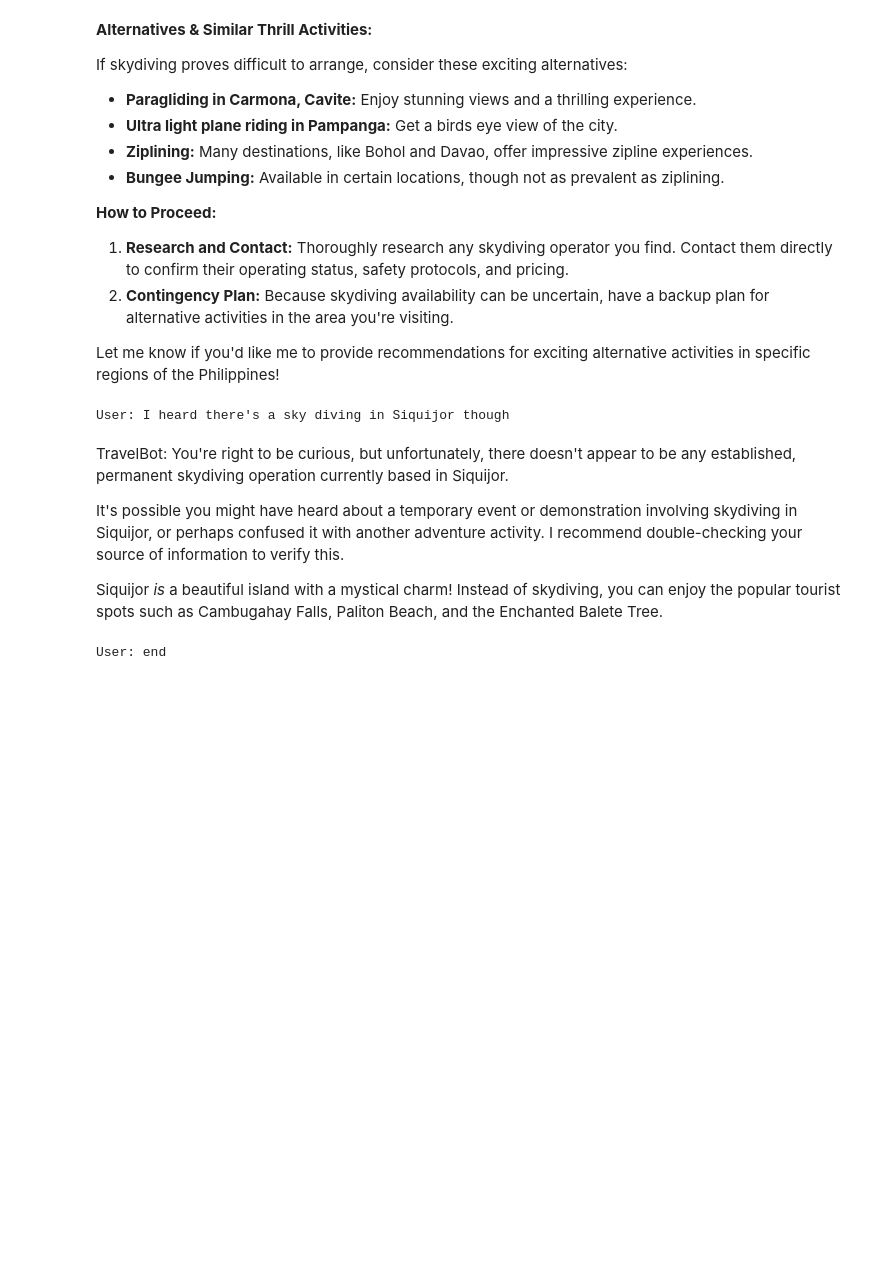
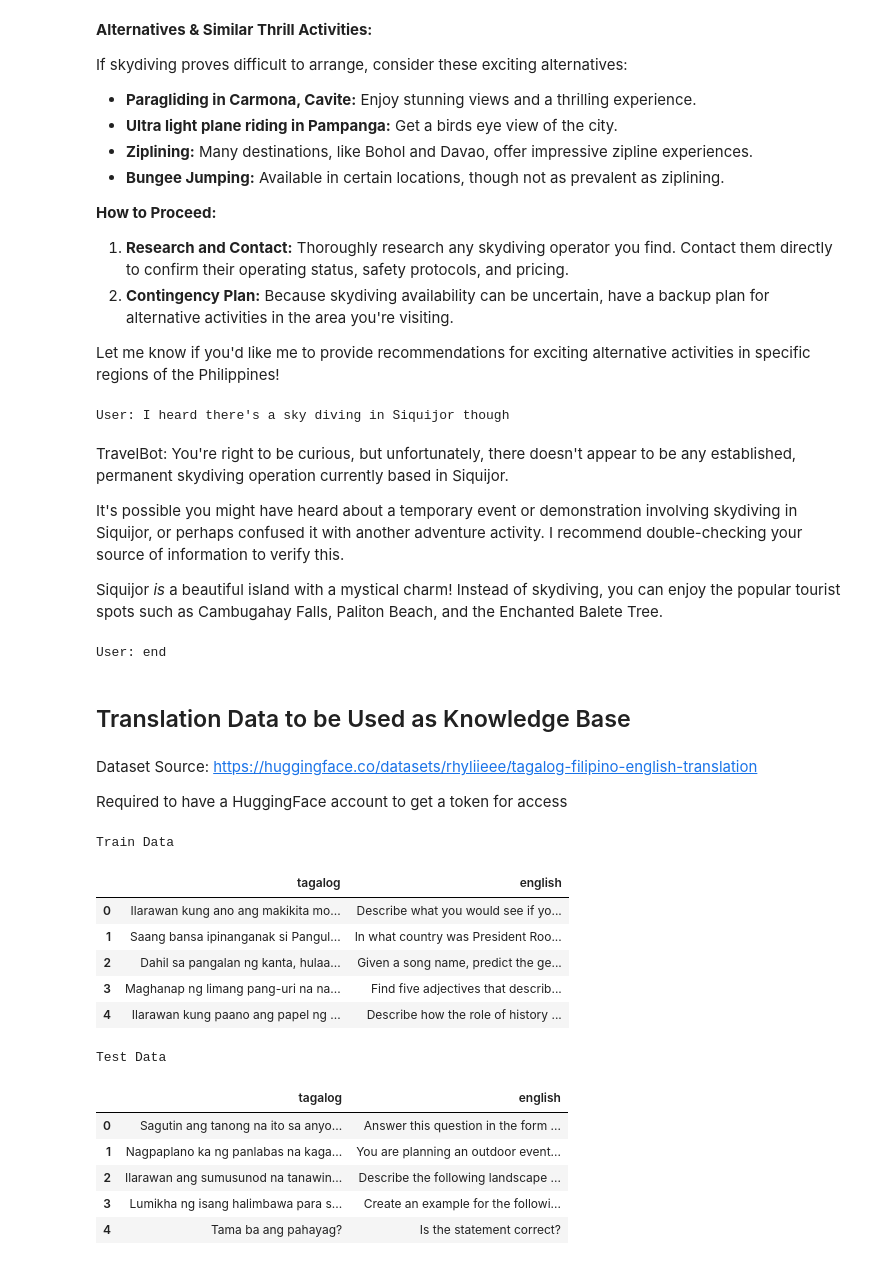
Before and after one commit to jbramos9/personal_projects, a Jupyter notebook: RAG Chatbot/RAG_Chatbot.ipynb, the cells around one changed output. Saved outputs shown, nothing was run; the diff lists cells and outputs as text; code cells hidden in the pictures; blank space fills up the shorter version.

```diff
--- a/RAG Chatbot/RAG_Chatbot.ipynb
+++ b/RAG Chatbot/RAG_Chatbot.ipynb
@@ -165,3 +178,34 @@ It's possible you might have heard about a temporary event or demonstration invo
 
 Siquijor *is* a beautiful island with a mystical charm! Instead of skydiving, you can enjoy the popular tourist spots such as Cambugahay Falls, Paliton Beach, and the Enchanted Balete Tree.
 User: end
+# %% [markdown]
+## Translation Data to be Used as Knowledge Base
+# %% [markdown]
+Dataset Source: https://huggingface.co/datasets/rhyliieee/tagalog-filipino-english-translation
+
+Required to have a HuggingFace account to get a token for access
+# %%
+splits = {'train': 'train_data.csv', 'test': 'test_data.csv'}
+
+train_df = pd.read_csv("hf://datasets/rhyliieee/tagalog-filipino-english-translation/" + splits["train"])
+print("Train Data")
+display(train_df.head(5))
+
+test_df = pd.read_csv("hf://datasets/rhyliieee/tagalog-filipino-english-translation/" + splits["test"])
+print("\nTest Data")
+display(test_df.head(5))
+# %% [output]
+Train Data
+|  | tagalog | english |
+| 0 | Ilarawan kung ano ang makikita mo... | Describe what you would see if yo... |
+| 1 | Saang bansa ipinanganak si Pangul... | In what country was President Roo... |
+| 2 | Dahil sa pangalan ng kanta, hulaa... | Given a song name, predict the ge... |
+| 3 | Maghanap ng limang pang-uri na na... | Find five adjectives that describ... |
+| 4 | Ilarawan kung paano ang papel ng ... | Describe how the role of history ... |
+Test Data
+|  | tagalog | english |
+| 0 | Sagutin ang tanong na ito sa anyo... | Answer this question in the form ... |
+| 1 | Nagpaplano ka ng panlabas na kaga... | You are planning an outdoor event... |
+| 2 | Ilarawan ang sumusunod na tanawin... | Describe the following landscape ... |
+| 3 | Lumikha ng isang halimbawa para s... | Create an example for the followi... |
+| 4 | Tama ba ang pahayag? | Is the statement correct? |
```
Also changed, not shown: parts of 29 cells of this notebook.
